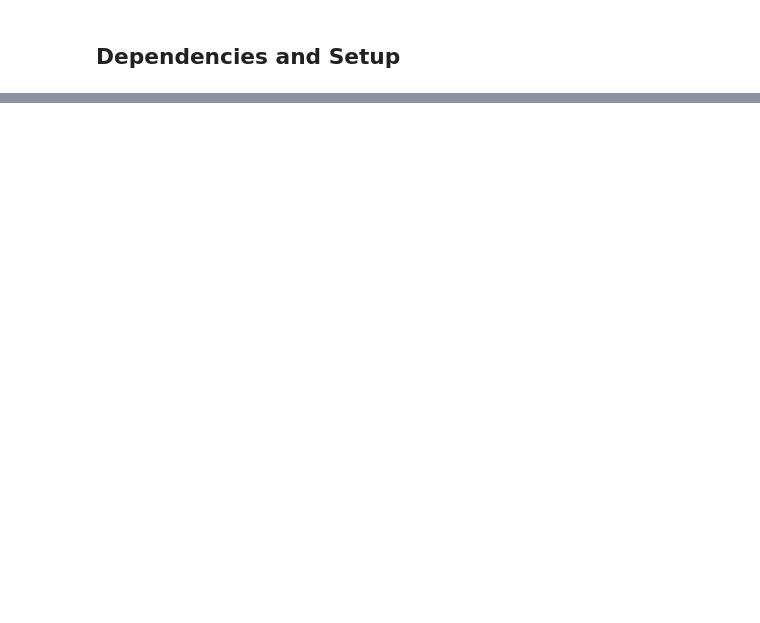
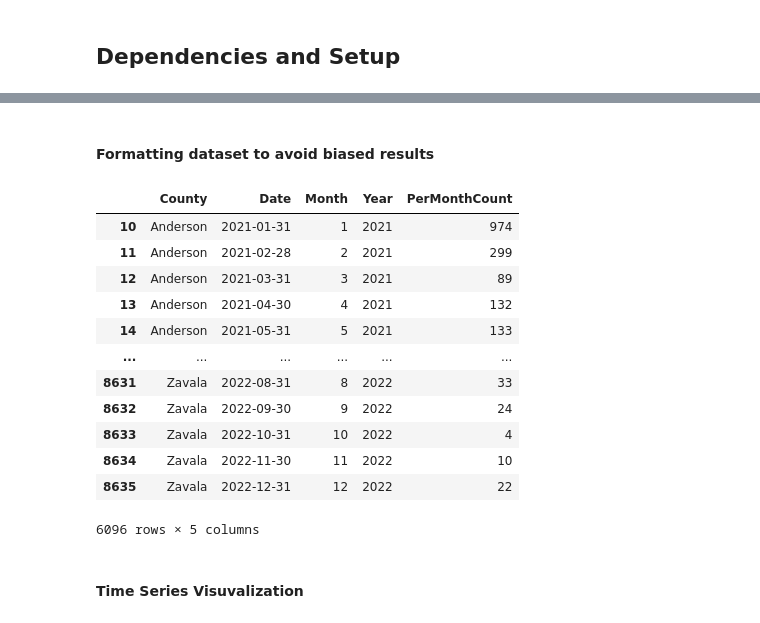
Before and after one commit to anitha0615/project_1, a Jupyter notebook: Analysis/COVID_Analysis.ipynb, the cells around one changed output, grey strips where cells are left out. Cells and saved outputs as stored; diff of their text form; code cells hidden in the pictures; blank space fills up the shorter version.

```diff
--- a/Analysis/COVID_Analysis.ipynb
+++ b/Analysis/COVID_Analysis.ipynb
@@ -31,0 +170,57 @@ import matplotlib.pyplot as plt
+# %% [markdown]
+#### Formatting dataset to avoid biased results
+# %%
+# Limit the data that contains data for full year (2021 and 2022) and
+# Calculate the per month count for all counties
+
+countiesPath = Path('../Resources/Texas_Counties.xlsx')
+CountiesList = pd.read_excel(countiesPath)
+
+# Sorting by County and Date
+CombinedDF = CombinedDF.sort_values(by=['County','Date'],ascending=True).reset_index(drop=True)
+
+# Add PerMonthCount column to the dataframe
+CombinedDF["PerMonthCount"] = 0
+
+# Calculate perMonth count
+CountiesCount = 0
+for eachCounties in range(len(CountiesList)):
+    Count = 0
+    for eachRIndex, row in CombinedDF.iterrows():
+        if (Count == 0) & (CountiesList['Name'][eachCounties]==row["County"]):
+            CombinedDF.at[eachRIndex,"PerMonthCount"]= row["Count"]
+            Count = Count + 1
+        elif(CountiesList['Name'][eachCounties]==row["County"]):
+            CombinedDF.at[eachRIndex,"PerMonthCount"]= row["Count"]-CombinedDF["Count"][eachRIndex-1]
+            Count = Count + 1
+    CountiesCount = CountiesCount + 1
+
+# Drop unwanted column
+CombinedDF_By_Months = CombinedDF.drop(['Count'],axis=1)
+
+# Get year and month from the dataset
+CombinedDF_By_Months['Month'] = CombinedDF_By_Months.Date.dt.month
+CombinedDF_By_Months['Year'] = CombinedDF_By_Months.Date.dt.year
+CombinedDF_By_Months = CombinedDF_By_Months.reindex(columns=['County','Date','Month','Year','PerMonthCount'])
+
+# Limit the dataset to contain only the full year dataset 2021 and 2022
+CombinedDF_By_Months = CombinedDF_By_Months.loc[CombinedDF_By_Months['Year'] > 2020]
+
+# Display dataframe
+CombinedDF_By_Months
+# %% [output]
+|  | County | Date | Month | Year | PerMonthCount |
+| 10 | Anderson | 2021-01-31 | 1 | 2021 | 974 |
+| 11 | Anderson | 2021-02-28 | 2 | 2021 | 299 |
+| 12 | Anderson | 2021-03-31 | 3 | 2021 | 89 |
+| 13 | Anderson | 2021-04-30 | 4 | 2021 | 132 |
+| 14 | Anderson | 2021-05-31 | 5 | 2021 | 133 |
+| ... | ... | ... | ... | ... | ... |
+| 8631 | Zavala | 2022-08-31 | 8 | 2022 | 33 |
+| 8632 | Zavala | 2022-09-30 | 9 | 2022 | 24 |
+| 8633 | Zavala | 2022-10-31 | 10 | 2022 | 4 |
+| 8634 | Zavala | 2022-11-30 | 11 | 2022 | 10 |
+| 8635 | Zavala | 2022-12-31 | 12 | 2022 | 22 |
+6096 rows × 5 columns
+# %% [markdown]
+#### Time Series Visuvalization
```
Also changed, not shown: parts of 23 cells of this notebook.
